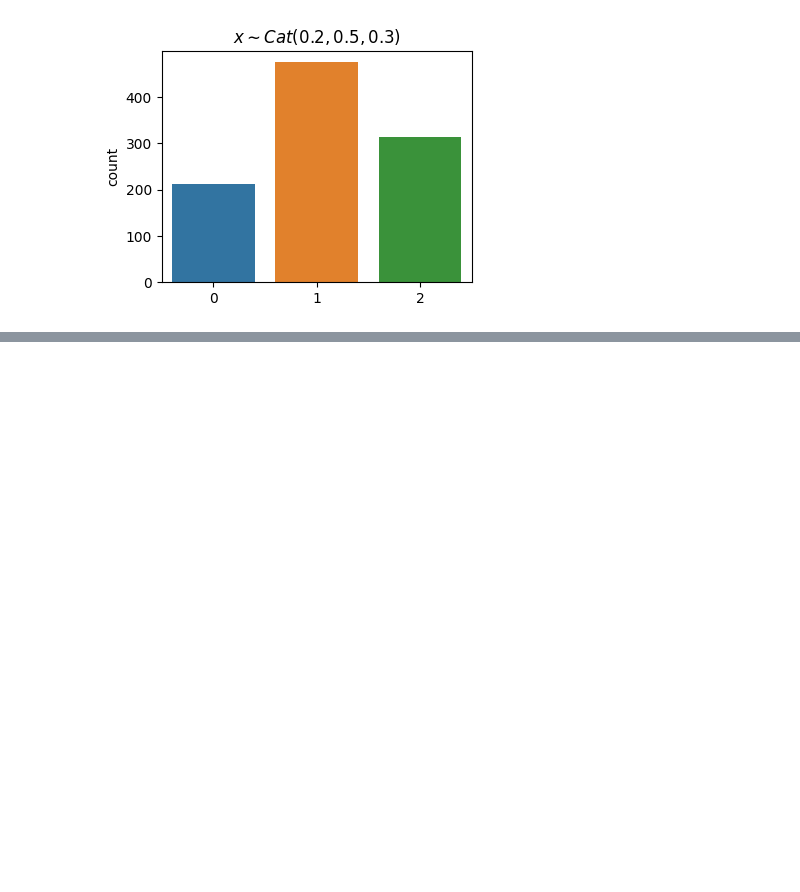
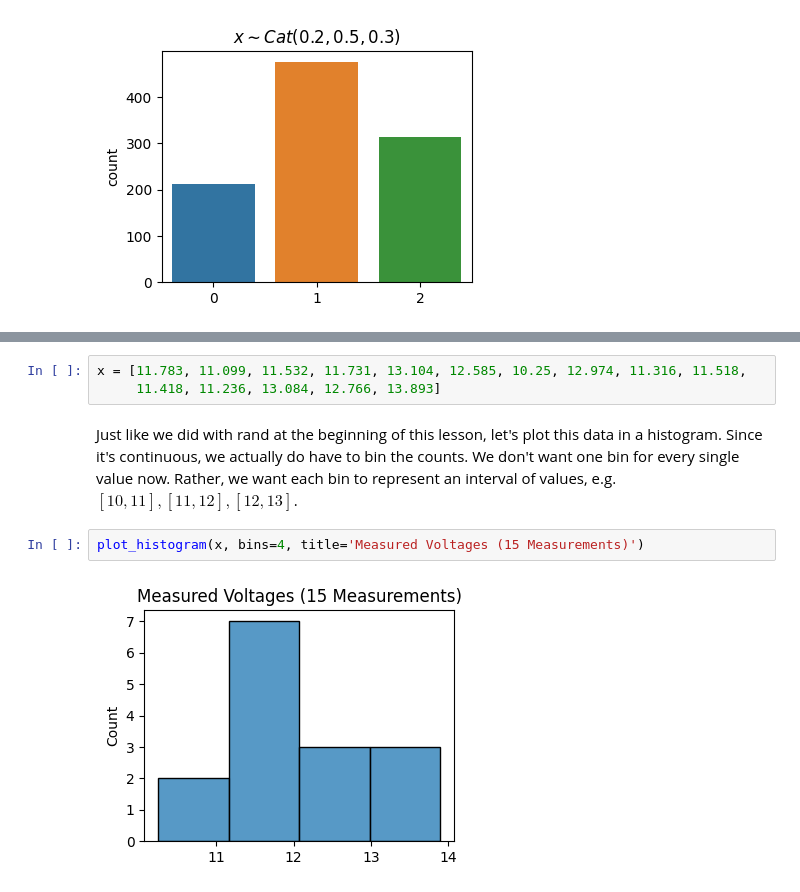
Before and after one commit to rkingery/ml-book, a Jupyter notebook: notebooks/probability.ipynb, the cells around one changed output, grey strips where cells are left out. Saved outputs shown, nothing was run; the diff lists cells and outputs as text; blank space fills up the shorter version.

```diff
--- a/notebooks/probability.ipynb
+++ b/notebooks/probability.ipynb
@@ -675,0 +428,9 @@ plt.show()
+# %%
+x = [11.783, 11.099, 11.532, 11.731, 13.104, 12.585, 10.25, 12.974, 11.316, 11.518,
+     11.418, 11.236, 13.084, 12.766, 13.893]
+# %% [markdown]
+Just like we did with rand at the beginning of this lesson, let's plot this data in a histogram. Since it's continuous, we actually do have to bin the counts. We don't want one bin for every single value now. Rather, we want each bin to represent an interval of values, e.g. $[10, 11], [11, 12], [12, 13]$.
+# %%
+plot_histogram(x, bins=4, title='Measured Voltages (15 Measurements)')
+# %% [output]
+[figure, added]
```
Also changed, not shown: parts of 57 cells of this notebook, 2 other files.
